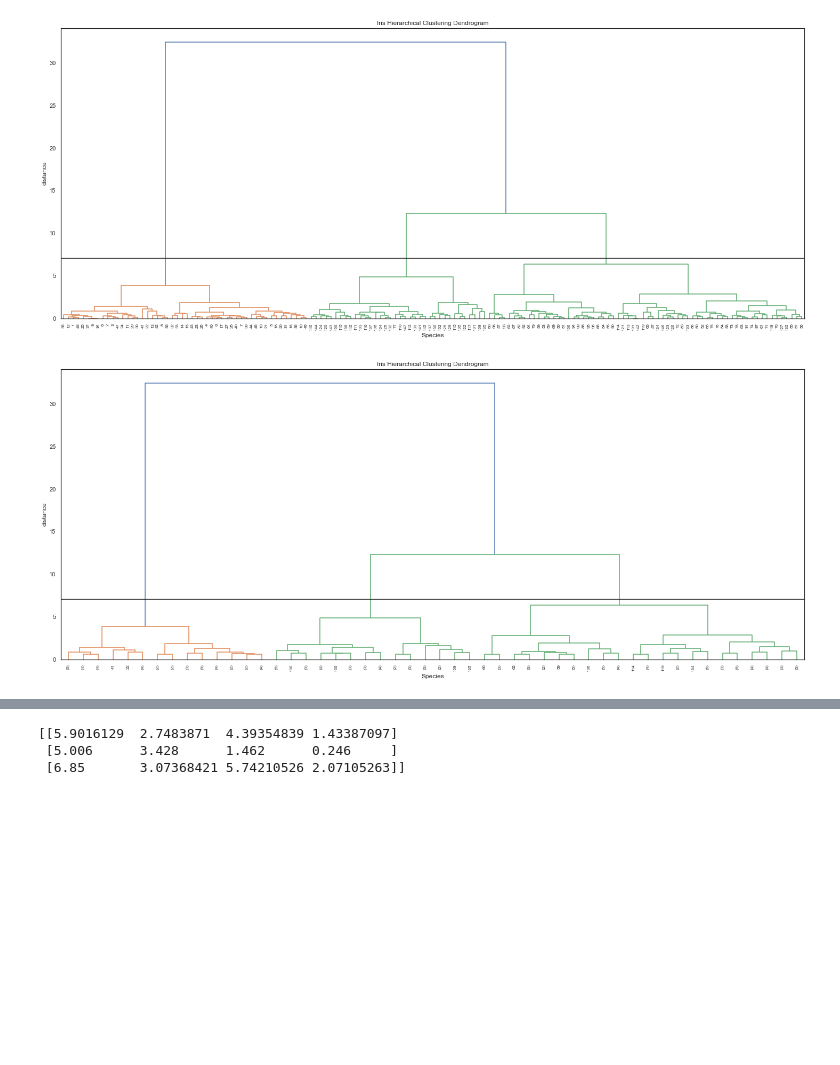
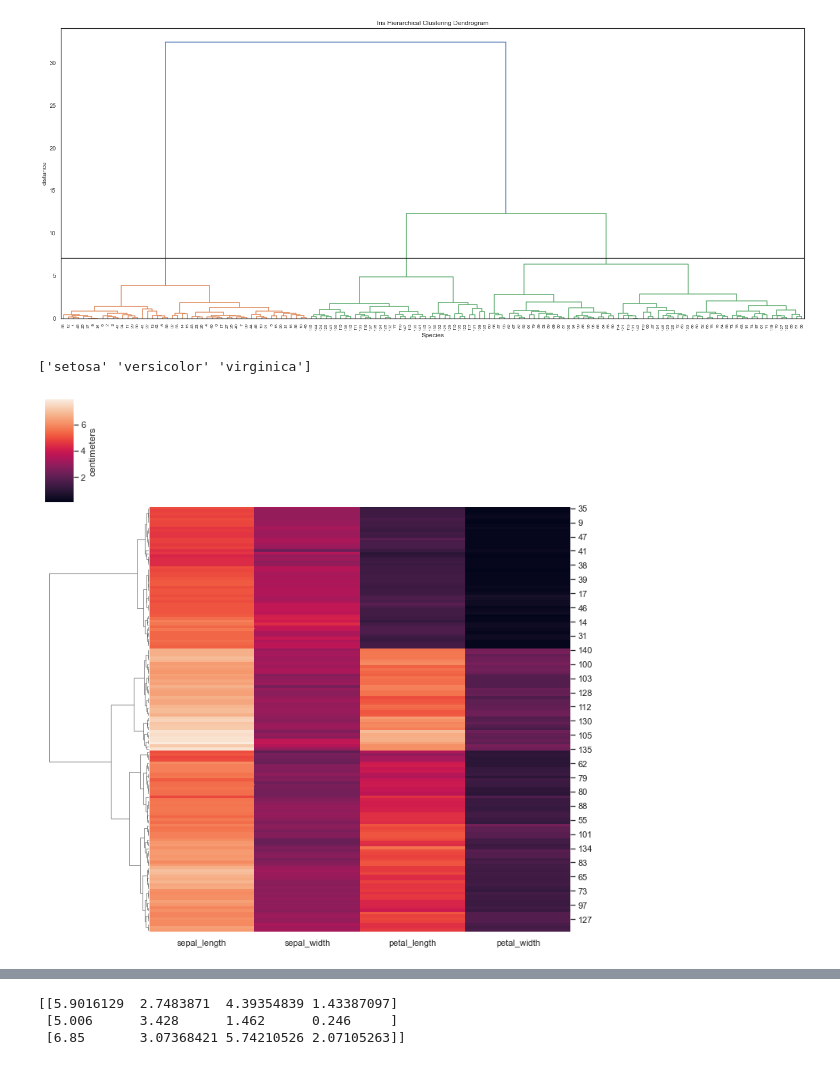
Before and after one commit to NiamhOL/Machine-Learning-and-Statistics-2020, a Jupyter notebook: Tasks.ipynb, the cells around one changed output, grey strips where cells are left out. Cells and saved outputs as stored; diff of their text form; code cells hidden in the pictures; blank space fills up the shorter version.

```diff
--- a/Tasks.ipynb
+++ b/Tasks.ipynb
@@ -748,28 +759,14 @@ plt.axhline(y=max_d, c='k')
 plt.show()
 # %% [output]
 [figure]
-# %%
-# calculate full dendrogram for 50
-from scipy.cluster.hierarchy import dendrogram, linkage
-
-# generate the linkage matrix
-Z = linkage(iris_SP, 'ward')
-
-# set cut-off to 50
-max_d = 7.08                # max_d as in max_distance
-
-plt.figure(figsize=(25, 10))
-plt.title('Iris Hierarchical Clustering Dendrogram')
-plt.xlabel('Species')
-plt.ylabel('distance')
-dendrogram(
-    Z,
-    truncate_mode='lastp',  # show only the last p merged clusters
-    p=50,                  # Try changing values of p
-    leaf_rotation=90.,      # rotates the x axis labels
-    leaf_font_size=8.,      # font size for the x axis labels
-)
-plt.axhline(y=max_d, c='k')
-plt.show()
-# %% [output]
-[figure, removed]
+# %%
+import seaborn as sns; sns.set(color_codes=True)
+iris = sns.load_dataset("iris")
+species = iris.pop("species")   # Remove the species column
+print(species.unique())         # The samples seems to be from these three species
+sns.clustermap(iris, method="ward", col_cluster=False, cbar_kws={'label': 'centimeters'}); # Cluster only the rows
+#plt.colorbar().ax.set_title('This is a title')
+#plt.gca().images[-1].colorbar.ax.set_title("title")
+# %% [output]
+['setosa' 'versicolor' 'virginica']
+[figure, added]
```
Also changed, not shown: parts of 21 cells of this notebook.
